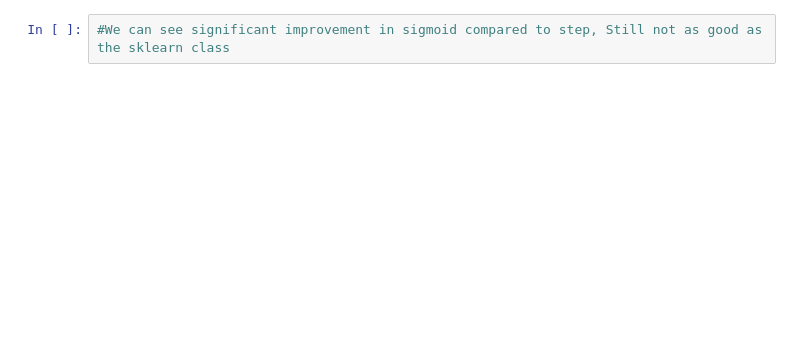
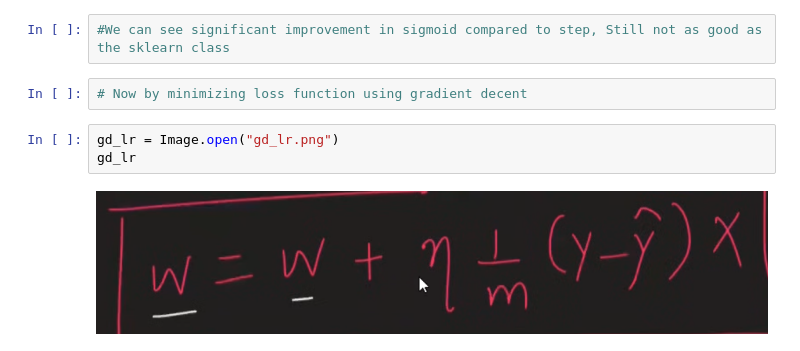
Before and after one commit to asmitbaldi/Implementing-ML-concepts, a Jupyter notebook: logistic_regression.ipynb, the cells around one changed output. Drawn from its saved outputs; the diff is of its cells as text; blank space fills up the shorter version.

```diff
--- a/logistic_regression.ipynb
+++ b/logistic_regression.ipynb
@@ -164,2 +164,9 @@ plt.xlim(-2,2.5)
 # %%
 #We can see significant improvement in sigmoid compared to step, Still not as good as the sklearn class
+# %%
+# Now by minimizing loss function using gradient decent
+# %%
+gd_lr = Image.open("gd_lr.png")
+gd_lr
+# %% [output]
+[figure, added]
```
Also changed, not shown: parts of 16 cells of this notebook, 2 other files.
